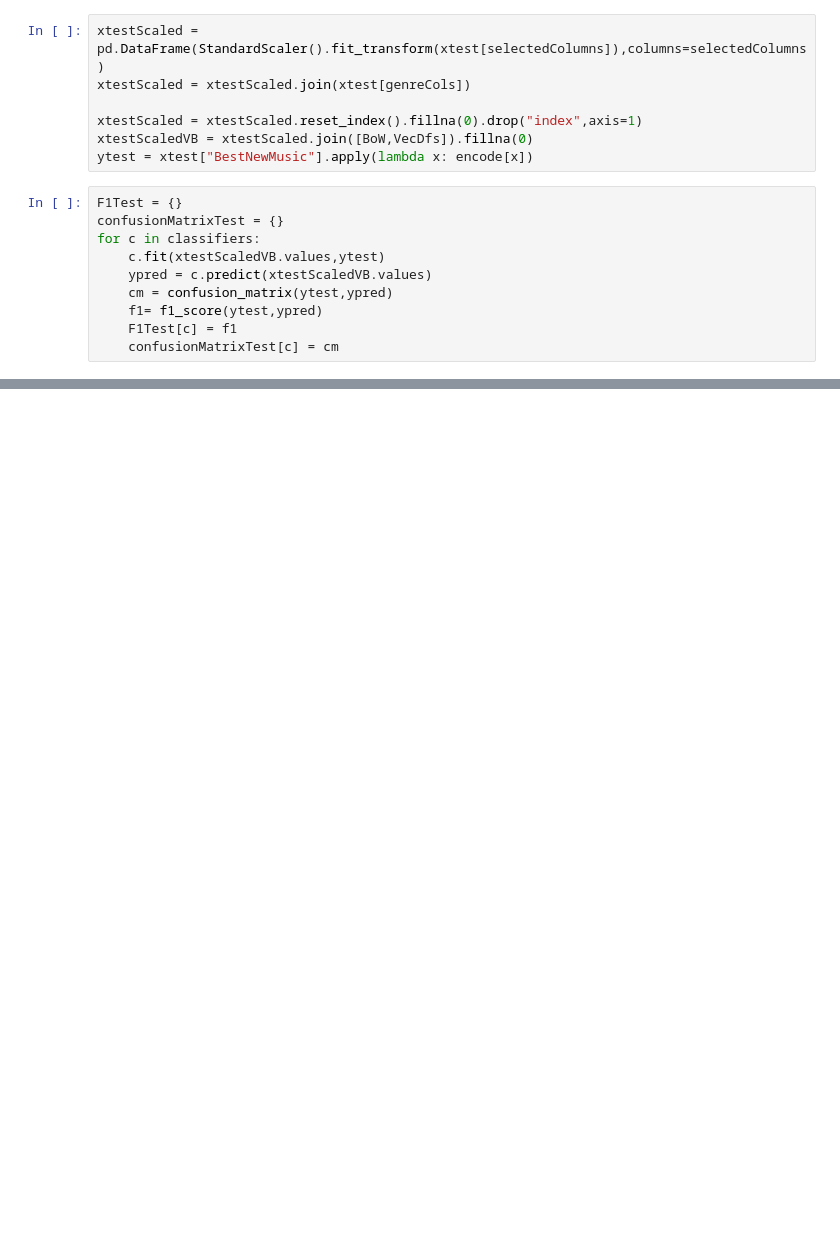
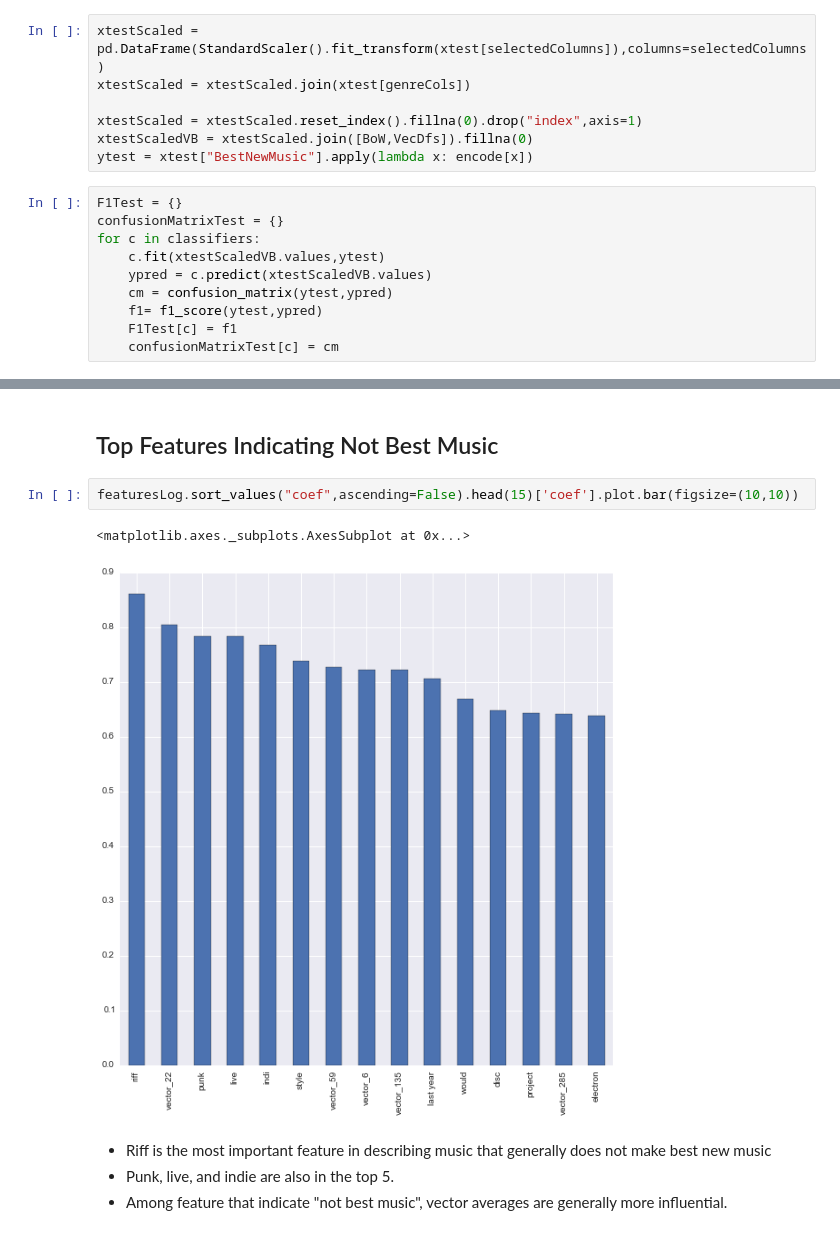
Before and after one commit to dheepanr/PitchforkAnalysis, a Jupyter notebook: Pitchfork Feature Extraction and Machine Learning (SVM + TFIDF + WordVectors).ipynb, the cells around one changed output, grey strips where cells are left out. Drawn from its saved outputs; the diff is of its cells as text; blank space fills up the shorter version.

```diff
--- a/Pitchfork Feature Extraction and Machine Learning (SVM + TFIDF + WordVectors).ipynb
+++ b/Pitchfork Feature Extraction and Machine Learning (SVM + TFIDF + WordVectors).ipynb
@@ -425,0 +402,11 @@ coeff.ix[columnMask].sort_values(by="absolute",ascending=False).head(10)
+# %% [markdown]
+## Top Features Indicating Not Best Music
+# %%
+featuresLog.sort_values("coef",ascending=False).head(15)['coef'].plot.bar(figsize=(10,10))
+# %% [output]
+<matplotlib.axes._subplots.AxesSubplot at 0x...>
+[figure, added]
+# %% [markdown]
+* Riff is the most important feature in describing music that generally does not make best new music
+* Punk, live, and indie are also in the top 5.
+* Among feature that indicate "not best music", vector averages are generally more influential.
```
Also changed, not shown: parts of 30 cells of this notebook.
